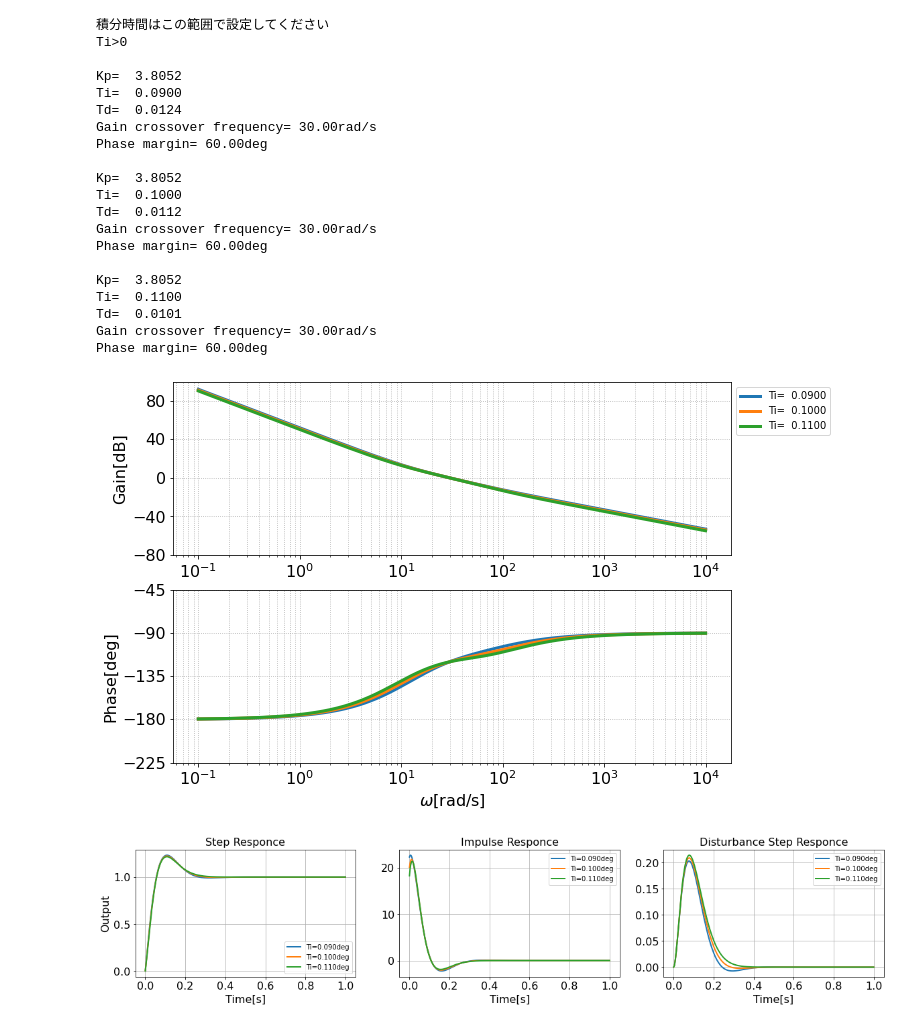
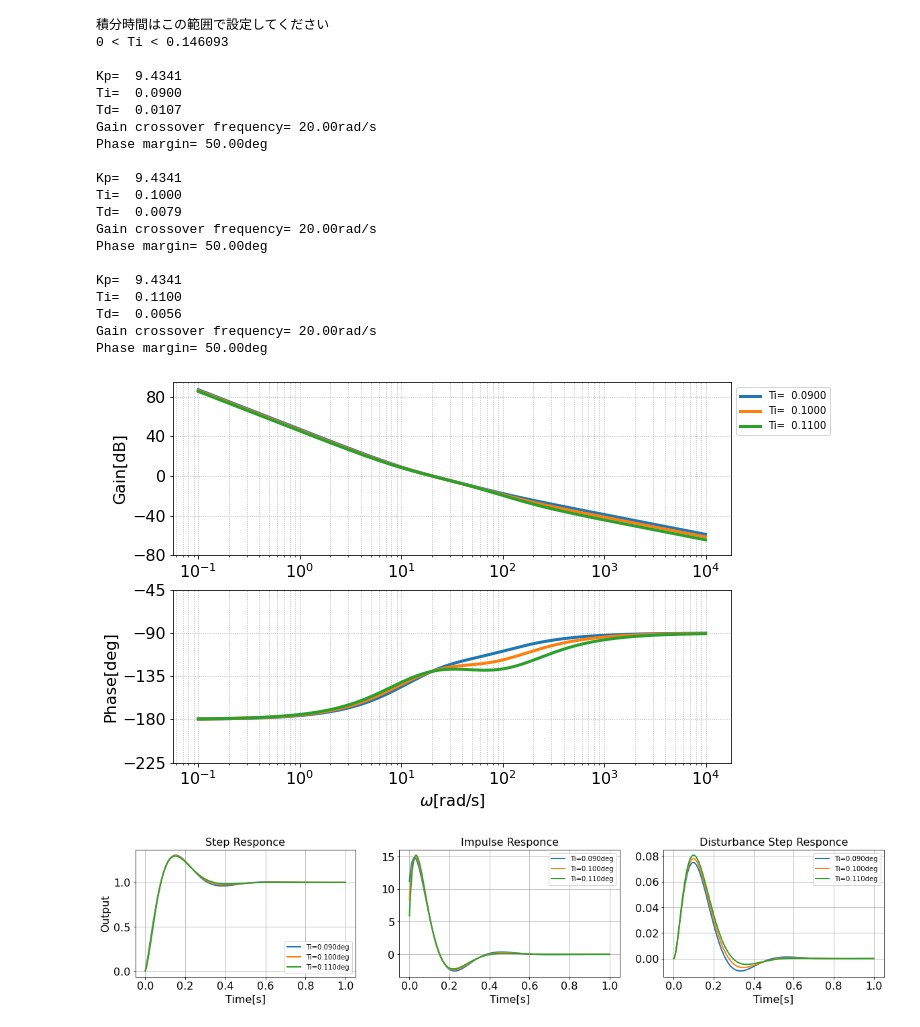
Before and after one commit to kouhei1970/fundamental_of_multicopter_control, a Jupyter notebook: PIDtune_rate.ipynb, the cells around one changed output. Drawn from its saved outputs; the diff is of its cells as text; code cells hidden in the pictures.

```diff
--- a/PIDtune_rate.ipynb
+++ b/PIDtune_rate.ipynb
@@ -1,20 +1,21 @@
 # %%
-#マルチコプタ角速度制御PID制御ゲイン調整（ピッチレートの例）
+## マルチコプタ角速度制御PID制御ゲイン調整（ピッチレートの例）
 import numpy as np
 import control.matlab as matlab
 import matplotlib.pyplot as plt
 
 #制御対象作成（Python-control使用）
 tau=0.0193 #制御対象の時定数
-K=9.11 #制御対象のゲイン
-
+#K=9.11 #制御対象のゲインPitch
+#K=10.3 #Roll
+K=2.15 #yaw
 #制御対象の伝達関数モデル生成
 ##制御対象のモデルに合わせて適切に以下を修正する必要があります。
 Plant=matlab.tf([K],[tau,1,0])
 
 #①位相余裕𝑃𝑀とゲイン交差周波数𝜔_𝑐を決める
-PM=60*np.pi/180
-omega_c=30
+PM=50*np.pi/180
+omega_c=20
 
 #②位相余裕𝑃𝑀の時の位相 𝜙_𝑚を計算する
 phi_m=PM-np.pi
@@ -112,45 +113,45 @@ ax3.tick_params(axis='x', labelsize=timeresfontsize)
 ax3.tick_params(axis='y', labelsize=timeresfontsize)
 ax3.set_xlabel('Time[s]',fontsize=timeresfontsize)
 ax3.set_ylabel('Output',fontsize=timeresfontsize)
 ax3.set_title('Step Responce',fontsize=timeresfontsize)
 
 ax4.grid()
 ax4.tick_params(axis='x', labelsize=timeresfontsize)
 ax4.tick_params(axis='y', labelsize=timeresfontsize)
 ax4.set_xlabel('Time[s]',fontsize=timeresfontsize)
 ax4.set_title('Impulse Responce',fontsize=timeresfontsize)
 
 ax5.grid()
 ax5.tick_params(axis='x', labelsize=timeresfontsize)
 ax5.tick_params(axis='y', labelsize=timeresfontsize)
 ax5.set_xlabel('Time[s]',fontsize=timeresfontsize)
 ax5.set_title('Disturbance Step Responce',fontsize=timeresfontsize)
 
 ax1.legend(bbox_to_anchor=(1.0, 1), loc='upper left')
 ax3.legend()
 ax4.legend()
 ax5.legend()
 plt.show()
 # %% [output]
 積分時間はこの範囲で設定してください
-Ti>0
+0 < Ti < 0.146093
 
-Kp=  3.8052
+Kp=  9.4341
 Ti=  0.0900
-Td=  0.0124
-Gain crossover frequency= 30.00rad/s
-Phase margin= 60.00deg
+Td=  0.0107
+Gain crossover frequency= 20.00rad/s
+Phase margin= 50.00deg
 
-Kp=  3.8052
+Kp=  9.4341
 Ti=  0.1000
-Td=  0.0112
-Gain crossover frequency= 30.00rad/s
-Phase margin= 60.00deg
+Td=  0.0079
+Gain crossover frequency= 20.00rad/s
+Phase margin= 50.00deg
 
-Kp=  3.8052
+Kp=  9.4341
 Ti=  0.1100
-Td=  0.0101
-Gain crossover frequency= 30.00rad/s
-Phase margin= 60.00deg
+Td=  0.0056
+Gain crossover frequency= 20.00rad/s
+Phase margin= 50.00deg
-[figure, old version]
+[figure, new version]
-[figure, old version]
+[figure, new version]
```
Also changed, not shown: 8 other files.
